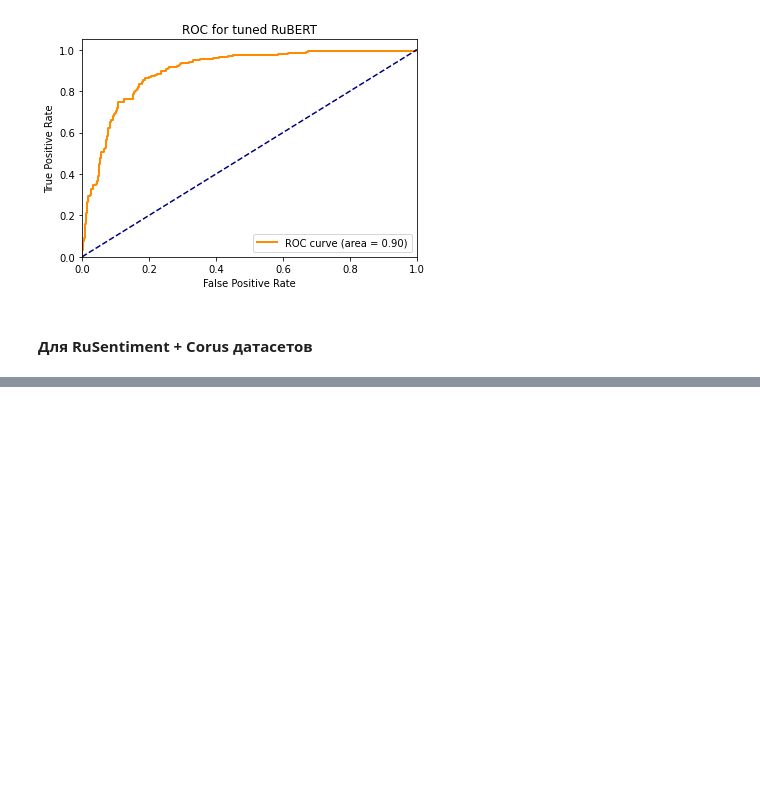
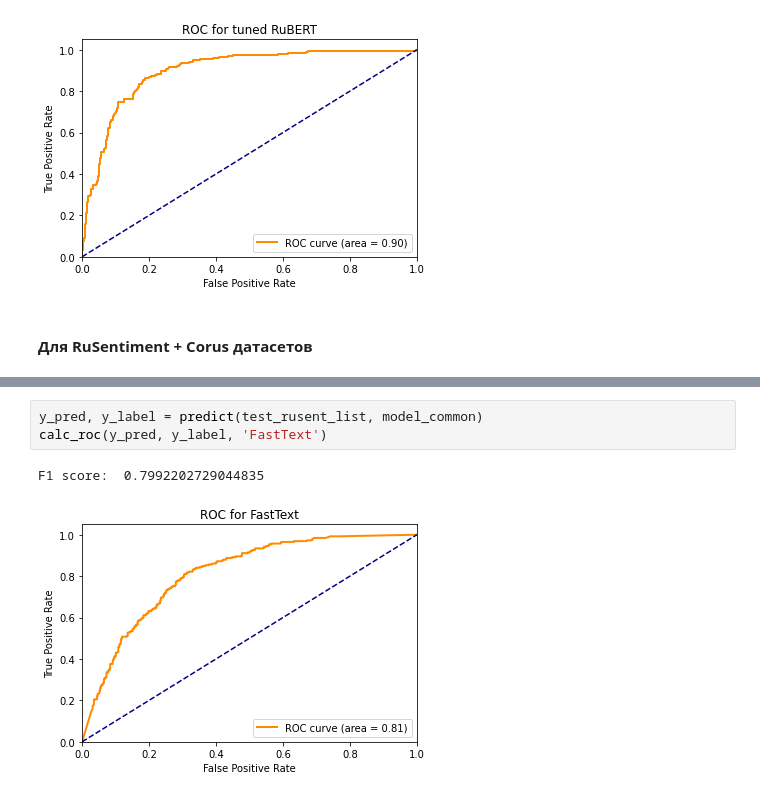
Before and after one commit to IlyaKusakin/RuSentiment, a Jupyter notebook: sentiments.ipynb, the cells around one changed output, grey strips where cells are left out. Drawn from its saved outputs; the diff is of its cells as text; blank space fills up the shorter version.

```diff
--- a/sentiments.ipynb
+++ b/sentiments.ipynb
@@ -412,0 +503,6 @@ F1 score:  0.780835881753313
+# %%
+y_pred, y_label = predict(test_rusent_list, model_common)
+calc_roc(y_pred, y_label, 'FastText')
+# %% [output]
+F1 score:  0.7992202729044835
+[figure, added]
```
Also changed, not shown: parts of 20 cells of this notebook.
